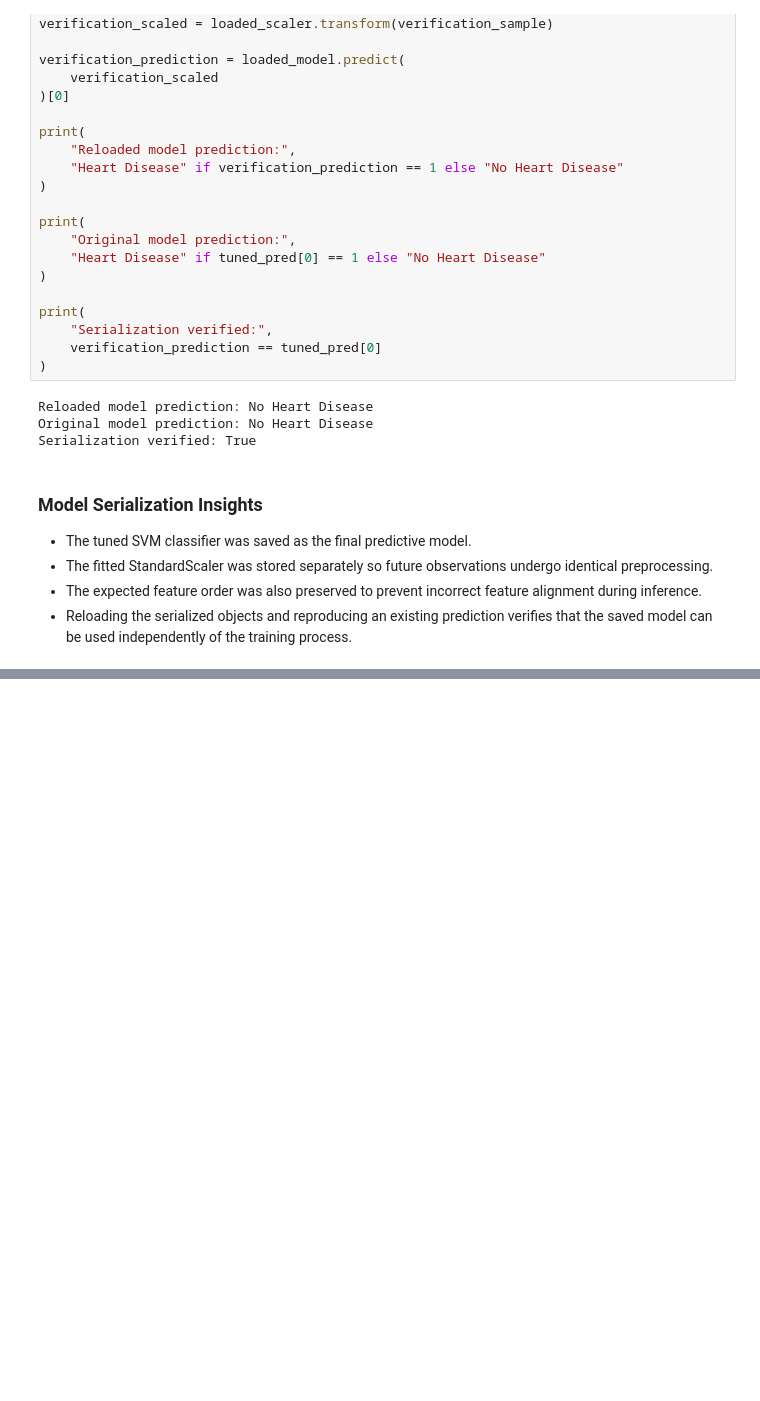
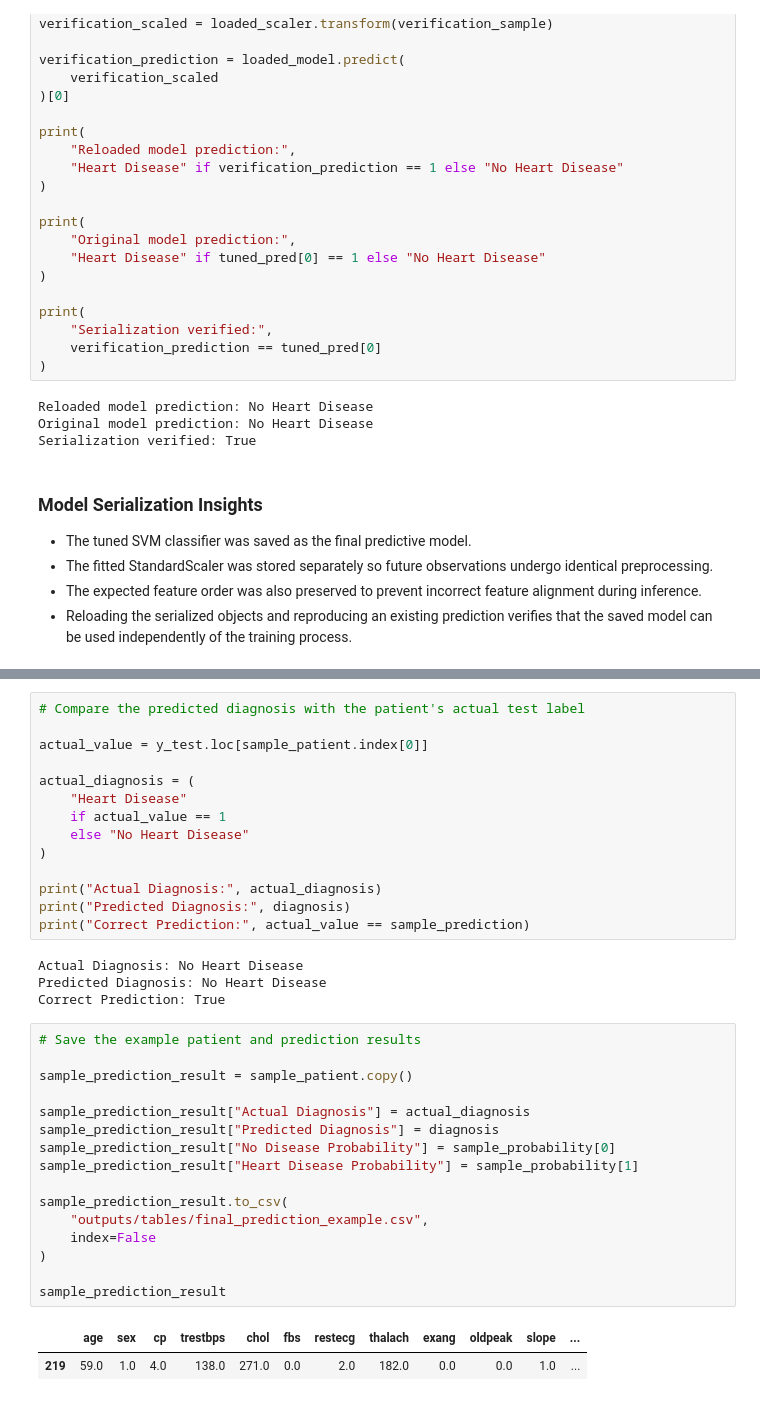
Before and after one commit to Pralishatripathy000/ml-support-vector-machine, a Jupyter notebook: notebook.ipynb, the cells around one changed output, grey strips where cells are left out. Cells and saved outputs as stored; diff of their text form; blank space fills up the shorter version.

```diff
--- a/notebook.ipynb
+++ b/notebook.ipynb
@@ -1387,0 +1429,37 @@ Serialization verified: True
+# %%
+# Compare the predicted diagnosis with the patient's actual test label
+
+actual_value = y_test.loc[sample_patient.index[0]]
+
+actual_diagnosis = (
+    "Heart Disease"
+    if actual_value == 1
+    else "No Heart Disease"
+)
+
+print("Actual Diagnosis:", actual_diagnosis)
+print("Predicted Diagnosis:", diagnosis)
+print("Correct Prediction:", actual_value == sample_prediction)
+# %% [output]
+Actual Diagnosis: No Heart Disease
+Predicted Diagnosis: No Heart Disease
+Correct Prediction: True
+# %%
+# Save the example patient and prediction results
+
+sample_prediction_result = sample_patient.copy()
+
+sample_prediction_result["Actual Diagnosis"] = actual_diagnosis
+sample_prediction_result["Predicted Diagnosis"] = diagnosis
+sample_prediction_result["No Disease Probability"] = sample_probability[0]
+sample_prediction_result["Heart Disease Probability"] = sample_probability[1]
+
+sample_prediction_result.to_csv(
+    "outputs/tables/final_prediction_example.csv",
+    index=False
+)
+
+sample_prediction_result
+# %% [output]
+|  | age | sex | cp | trestbps | chol | fbs | restecg | thalach | exang | oldpeak | slope | ... |
+| 219 | 59.0 | 1.0 | 4.0 | 138.0 | 271.0 | 0.0 | 2.0 | 182.0 | 0.0 | 0.0 | 1.0 | ... |
```
Also changed, not shown: parts of 5 cells of this notebook, 1 other file.
